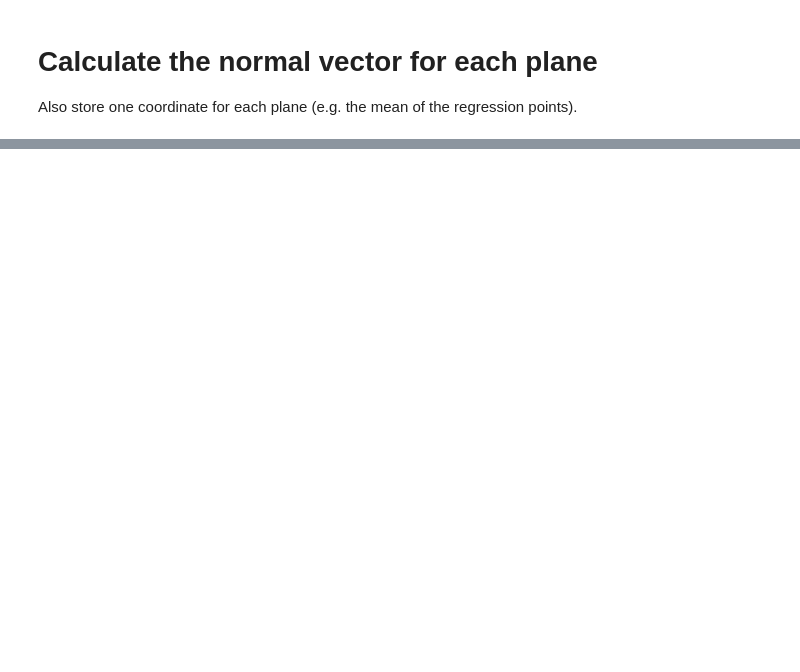
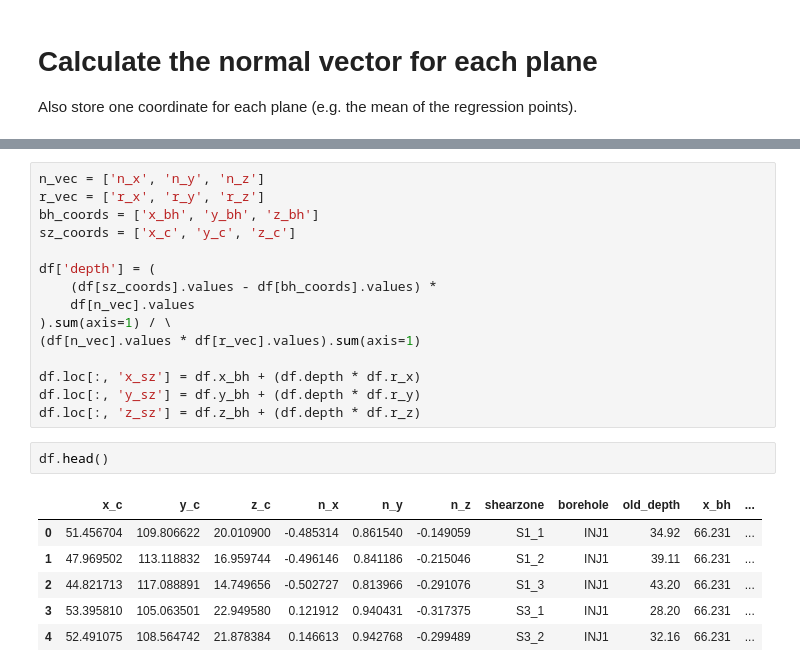
Before and after one commit to zhang-cugb/mastersproject, a Jupyter notebook: src/mastersproject/GTS/Method prototypes/flow source -- fracture-borehole intersection.ipynb, the cells around one changed output, grey strips where cells are left out. Saved outputs shown, nothing was run; the diff lists cells and outputs as text; blank space fills up the shorter version.

```diff
--- a/src/mastersproject/GTS/Method prototypes/flow source -- fracture-borehole intersection.ipynb
+++ b/src/mastersproject/GTS/Method prototypes/flow source -- fracture-borehole intersection.ipynb
@@ -132,0 +160,24 @@ df
+# %%
+n_vec = ['n_x', 'n_y', 'n_z']
+r_vec = ['r_x', 'r_y', 'r_z']
+bh_coords = ['x_bh', 'y_bh', 'z_bh']
+sz_coords = ['x_c', 'y_c', 'z_c']
+
+df['depth'] = (
+    (df[sz_coords].values - df[bh_coords].values) *
+    df[n_vec].values
+).sum(axis=1) / \
+(df[n_vec].values * df[r_vec].values).sum(axis=1)
+
+df.loc[:, 'x_sz'] = df.x_bh + (df.depth * df.r_x)
+df.loc[:, 'y_sz'] = df.y_bh + (df.depth * df.r_y)
+df.loc[:, 'z_sz'] = df.z_bh + (df.depth * df.r_z)
+# %%
+df.head()
+# %% [output]
+|  | x_c | y_c | z_c | n_x | n_y | n_z | shearzone | borehole | old_depth | x_bh | ... |
+| 0 | 51.456704 | 109.806622 | 20.010900 | -0.485314 | 0.861540 | -0.149059 | S1_1 | INJ1 | 34.92 | 66.231 | ... |
+| 1 | 47.969502 | 113.118832 | 16.959744 | -0.496146 | 0.841186 | -0.215046 | S1_2 | INJ1 | 39.11 | 66.231 | ... |
+| 2 | 44.821713 | 117.088891 | 14.749656 | -0.502727 | 0.813966 | -0.291076 | S1_3 | INJ1 | 43.20 | 66.231 | ... |
+| 3 | 53.395810 | 105.063501 | 22.949580 | 0.121912 | 0.940431 | -0.317375 | S3_1 | INJ1 | 28.20 | 66.231 | ... |
+| 4 | 52.491075 | 108.564742 | 21.878384 | 0.146613 | 0.942768 | -0.299489 | S3_2 | INJ1 | 32.16 | 66.231 | ... |
```
Also changed, not shown: parts of 16 cells of this notebook.
